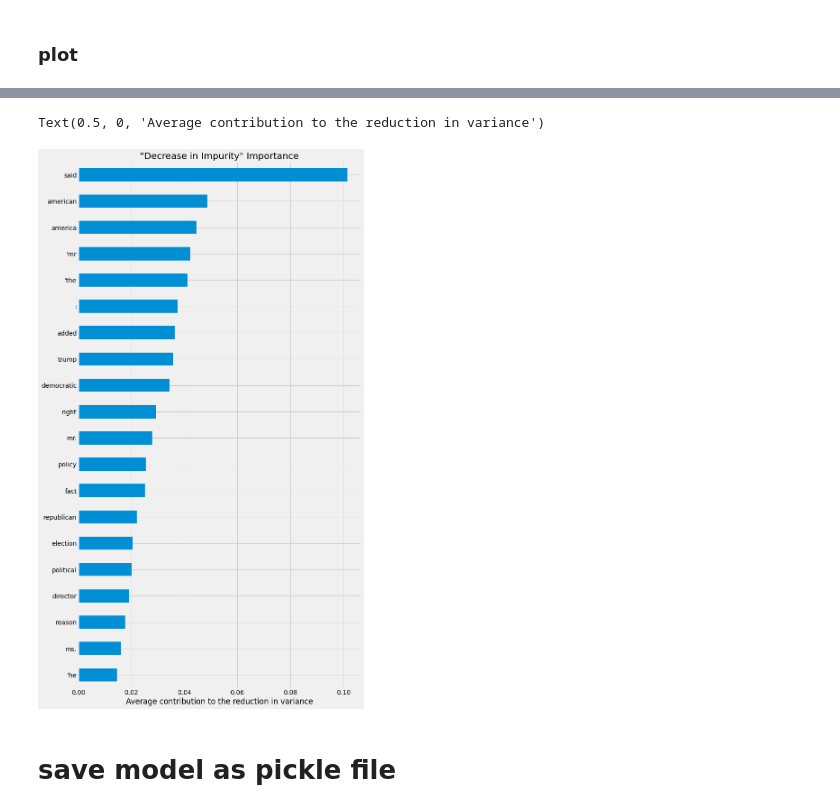
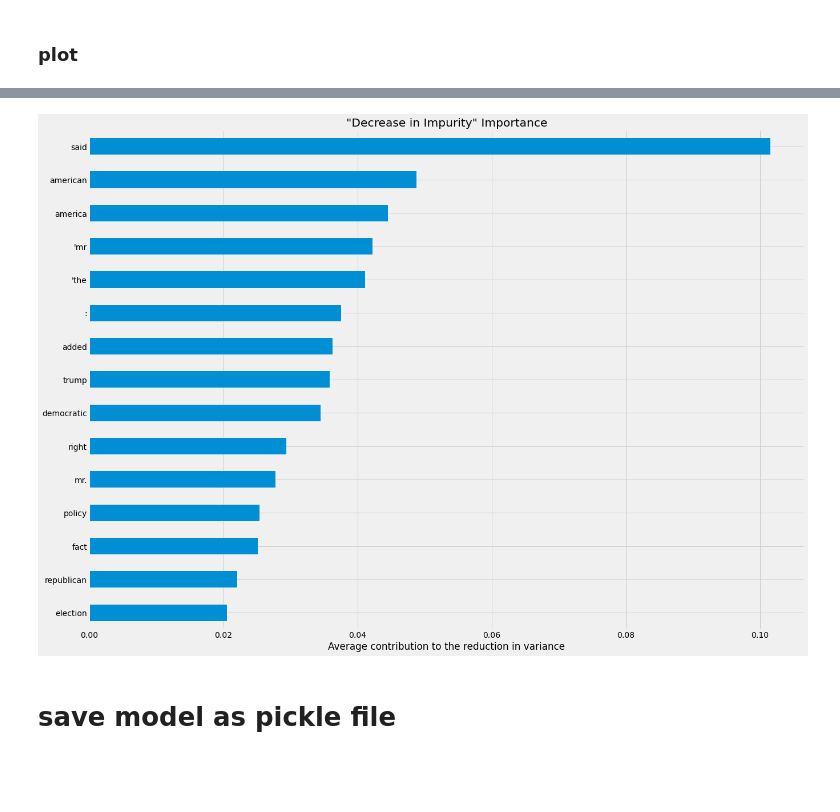
Before and after one commit to dj-betts/Capstone2, a Jupyter notebook: nlp.ipynb, the cells around one changed output, grey strips where cells are left out. Drawn from its saved outputs; the diff is of its cells as text; code cells hidden in the pictures; blank space fills up the shorter version.

```diff
--- a/nlp.ipynb
+++ b/nlp.ipynb
@@ -473,7 +482,8 @@ print(datetime.datetime.now())
 feat_scores = pd.Series(feature_import,
                            index=feat_names)
 feat_scores = feat_scores.sort_values()
-ax = feat_scores[-20:].plot(kind='barh', figsize=(10,20))
+ax = feat_scores[-15:].plot(kind='barh', figsize=(20,15))
 ax.set_title('"Decrease in Impurity" Importance')
-ax.set_xlabel('Average contribution to the reduction in variance');
+ax.set_xlabel('Average contribution to the reduction in variance')
+plt.savefig('important_feat_bar');
 # %% [output]
@@ -483,5 +493,4 @@ Wall time: 67.1 ms
-Text(0.5, 0, 'Average contribution to the reduction in variance')
-[figure, old version]
+[figure, new version]
 # %% [markdown]
 # save model as pickle file
 # %%
```
Also changed, not shown: parts of 2 cells of this notebook, 1 other file.
